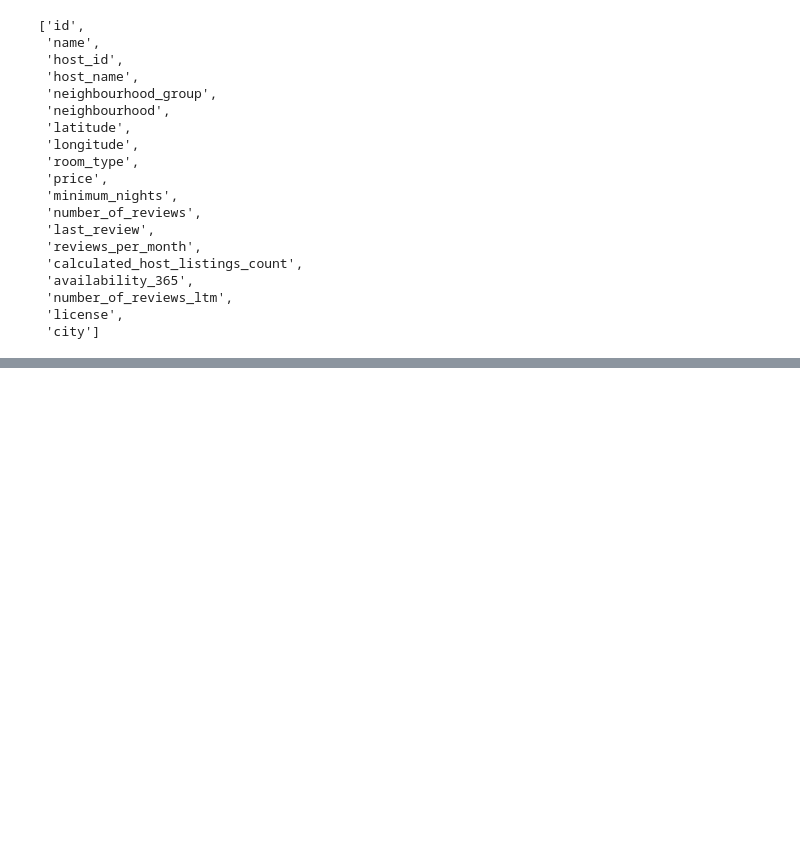
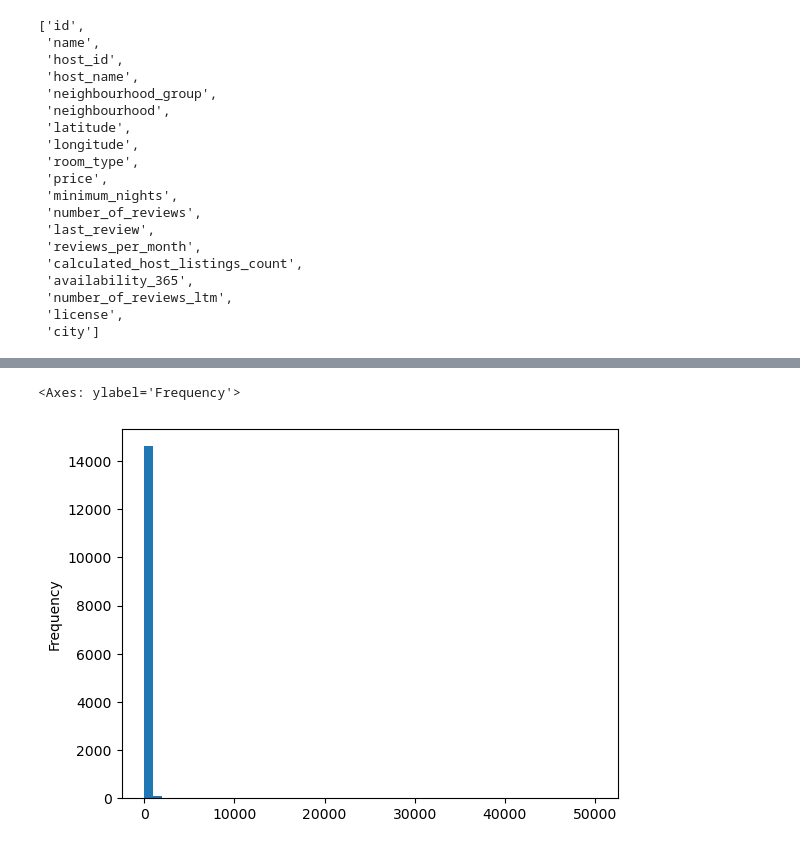
Before and after one commit to enggsalem1981-cmyk/berlin-munich-analysis, a Jupyter notebook: data/sample.ipynb, the cells around one changed output, grey strips where cells are left out. Drawn from its saved outputs; the diff is of its cells as text; code cells hidden in the pictures; blank space fills up the shorter version.

```diff
--- a/data/sample.ipynb
+++ b/data/sample.ipynb
@@ -116,0 +128,24 @@ merged_df
+# %%
+df1=merged_df
+df1.isnull().sum()
+(df1.isnull().sum() / len(df1)) * 100
+df2 = df1.dropna(subset=["price"]) # droping according to price
+(df2.isnull().sum() / len(df2)) * 100
+
+#df2.shape
+
+## Dealing with duplicates ################
+df2.duplicated().sum()
+df3 = df2.drop_duplicates()
+df3.duplicated().sum()
+
+#df3.shape
+
+## plotting price ###################
+import matplotlib.pyplot as plt
+df3["price"].plot(kind="hist", bins=50)
+#df3[df3["price"] < 1000]["price"].plot(kind="hist", bins=50)
+#Message berlin_team_1
+# %% [output]
+<Axes: ylabel='Frequency'>
+[figure, added]
```
Also changed, not shown: parts of 6 cells of this notebook, 1 other file.
